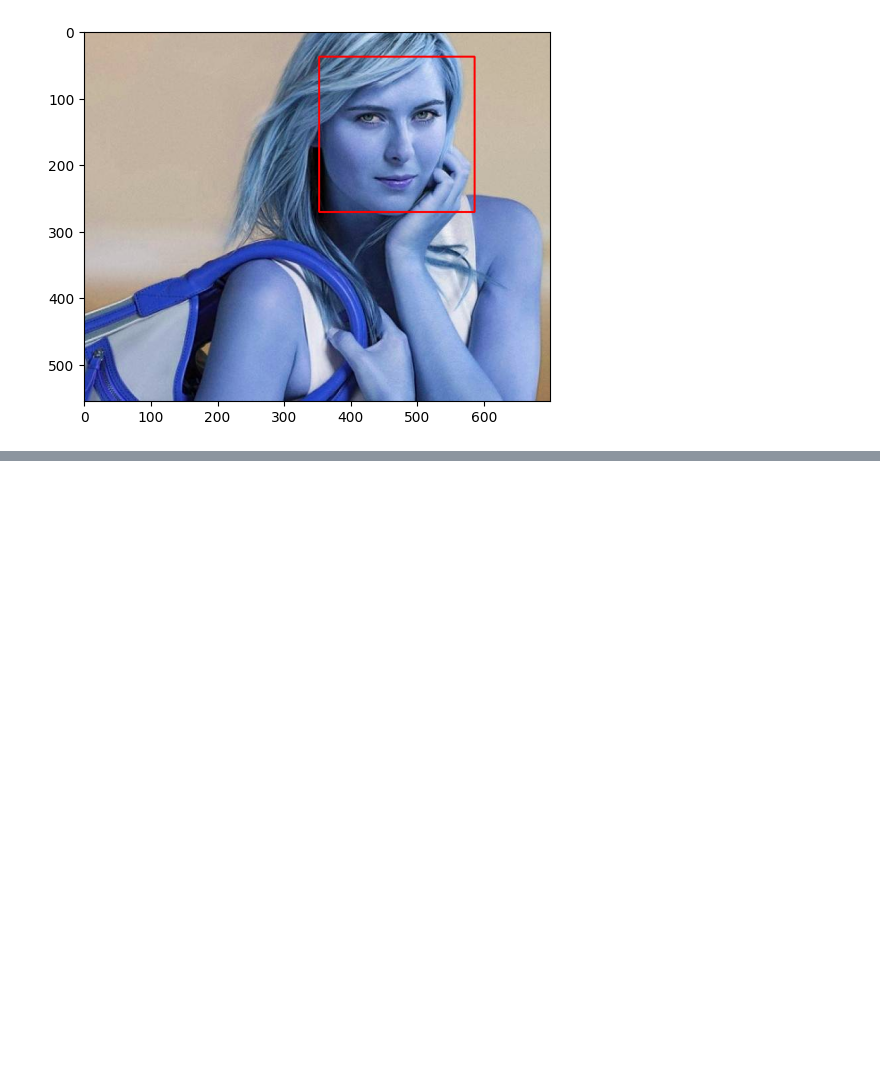
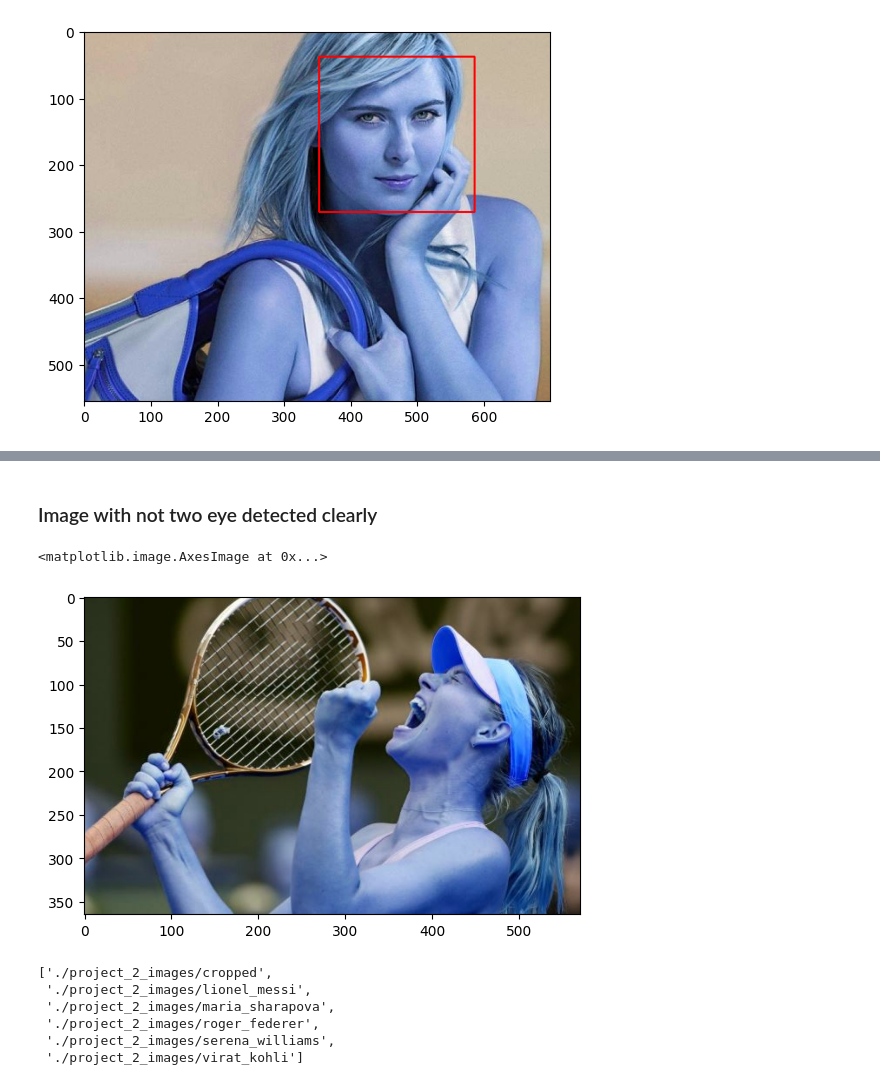
Before and after one commit to amidying/ML_Begginer_01, a Jupyter notebook: 17_project2_image_classification/model/001_sports_person_image_classifier.ipynb, the cells around one changed output, grey strips where cells are left out. Drawn from its saved outputs; the diff is of its cells as text; code cells hidden in the pictures; blank space fills up the shorter version.

```diff
--- a/17_project2_image_classification/model/001_sports_person_image_classifier.ipynb
+++ b/17_project2_image_classification/model/001_sports_person_image_classifier.ipynb
@@ -66,0 +99,7 @@ plt.show()
+# %% [markdown]
+### Image with not two eye detected clearly
+# %%
+plt.imshow(cv2.imread("./test_images/sharapova2.JPG"))
+# %% [output]
+<matplotlib.image.AxesImage at 0x...>
+[figure, added]
@@ -66,0 +118,9 @@ plt.show()
+# %%
+img_dirs
+# %% [output]
+['./project_2_images/cropped',
+ './project_2_images/lionel_messi',
+ './project_2_images/maria_sharapova',
+ './project_2_images/roger_federer',
+ './project_2_images/serena_williams',
+ './project_2_images/virat_kohli']
```
Also changed, not shown: parts of 18 cells of this notebook.
